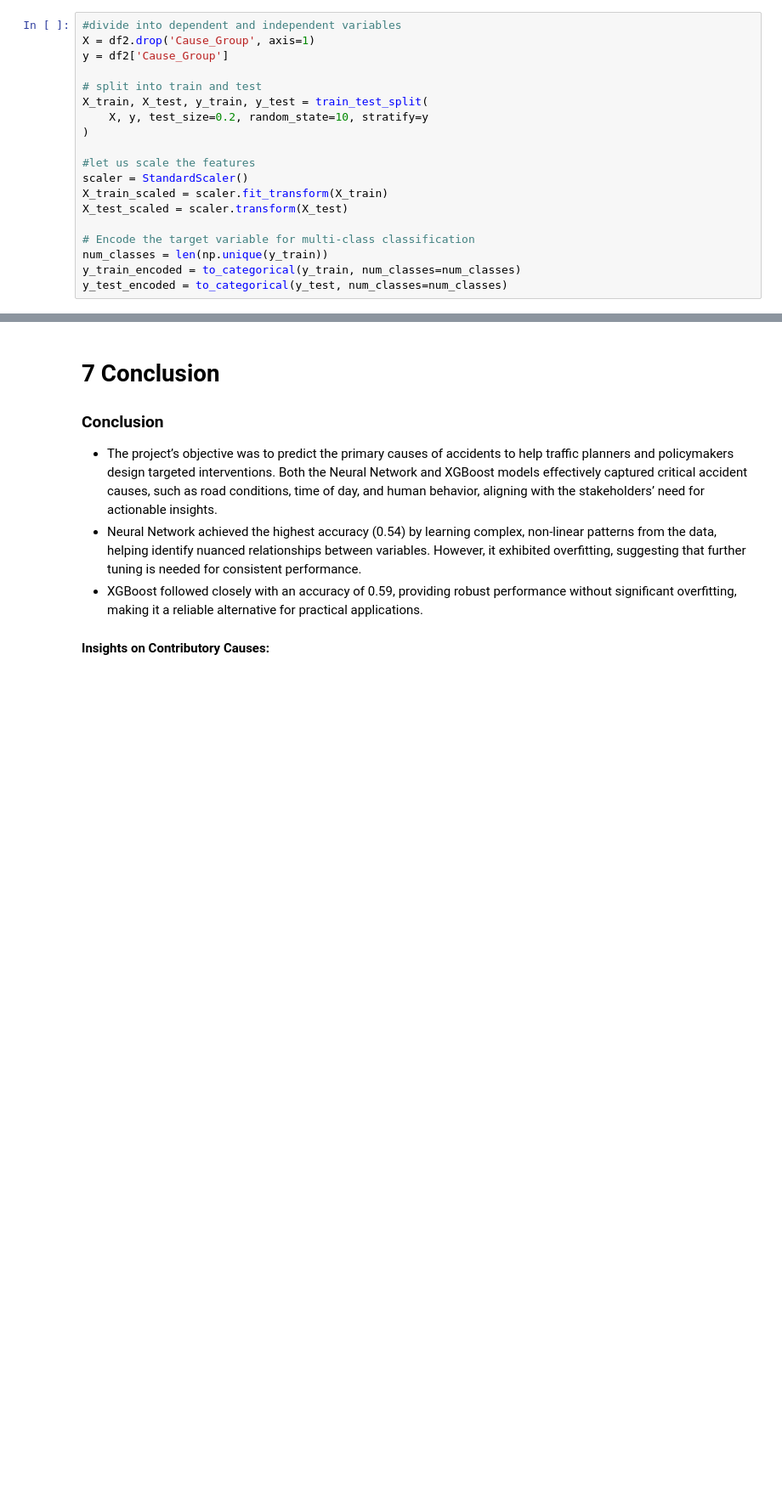
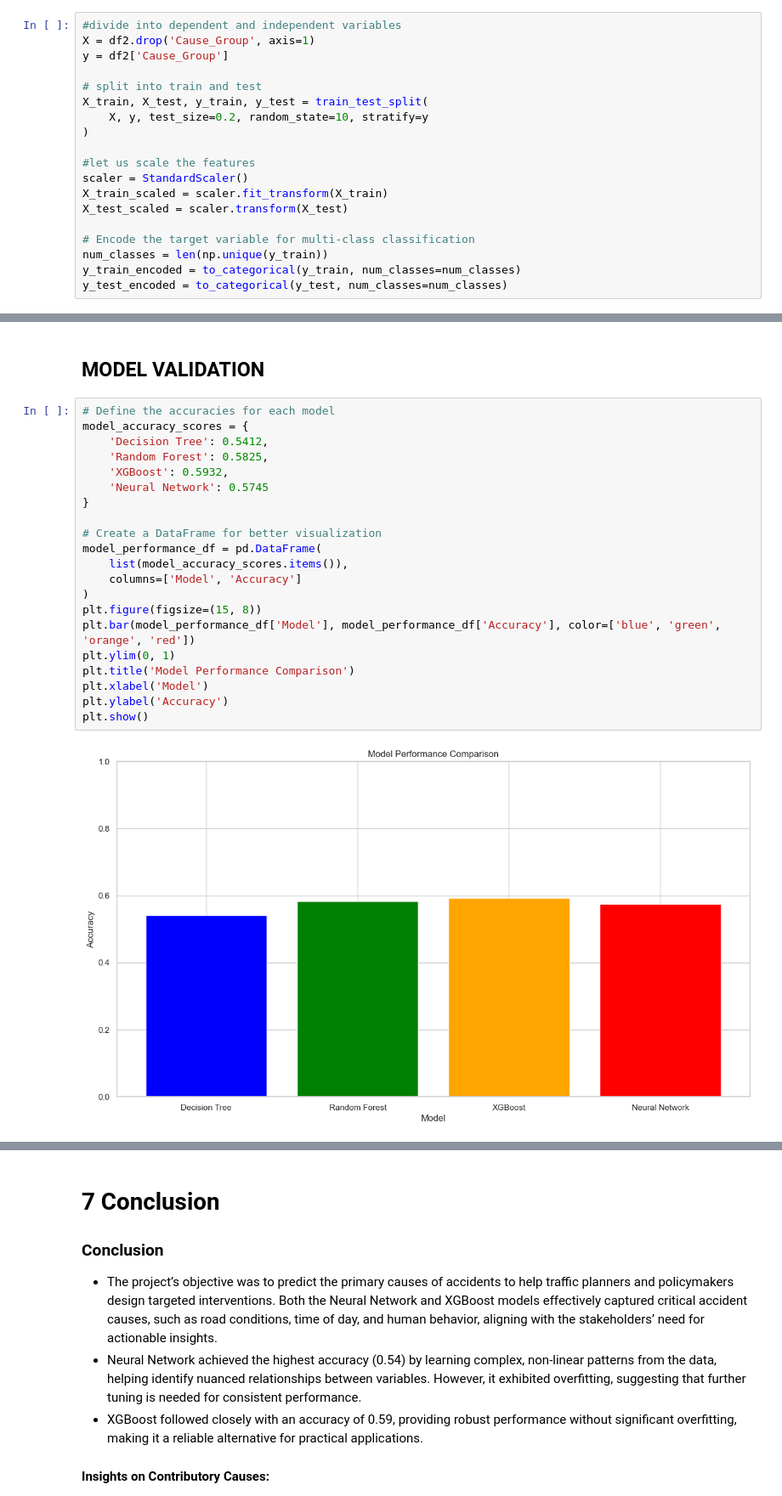
Before and after one commit to felix-musau/phase_4_group_7, a Jupyter notebook: index2.ipynb, the cells around one changed output, grey strips where cells are left out. Shown at 85% size. Saved outputs shown, nothing was run; the diff lists cells and outputs as text; blank space fills up the shorter version.

```diff
--- a/index2.ipynb
+++ b/index2.ipynb
@@ -1485,0 +1518,25 @@ plt.show()
+# %% [markdown]
+## MODEL VALIDATION
+# %%
+# Define the accuracies for each model
+model_accuracy_scores = {
+    'Decision Tree': 0.5412,
+    'Random Forest': 0.5825,
+    'XGBoost': 0.5932,
+    'Neural Network': 0.5745
+}
+
+# Create a DataFrame for better visualization
+model_performance_df = pd.DataFrame(
+    list(model_accuracy_scores.items()),
+    columns=['Model', 'Accuracy']
+)
+plt.figure(figsize=(15, 8))
+plt.bar(model_performance_df['Model'], model_performance_df['Accuracy'], color=['blue', 'green', 'orange', 'red'])
+plt.ylim(0, 1)
+plt.title('Model Performance Comparison')
+plt.xlabel('Model')
+plt.ylabel('Accuracy')
+plt.show()
+# %% [output]
+[figure, added]
```
Also changed, not shown: parts of 18 cells of this notebook, 3 other files.
